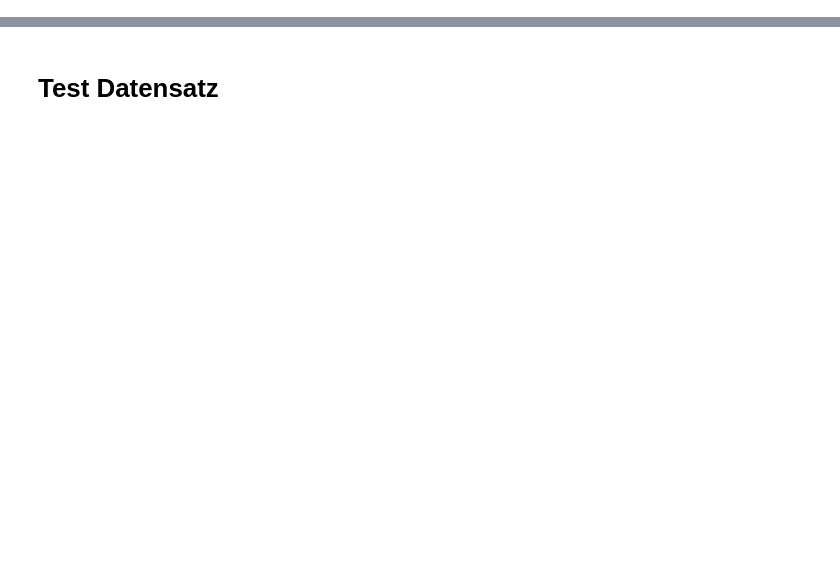
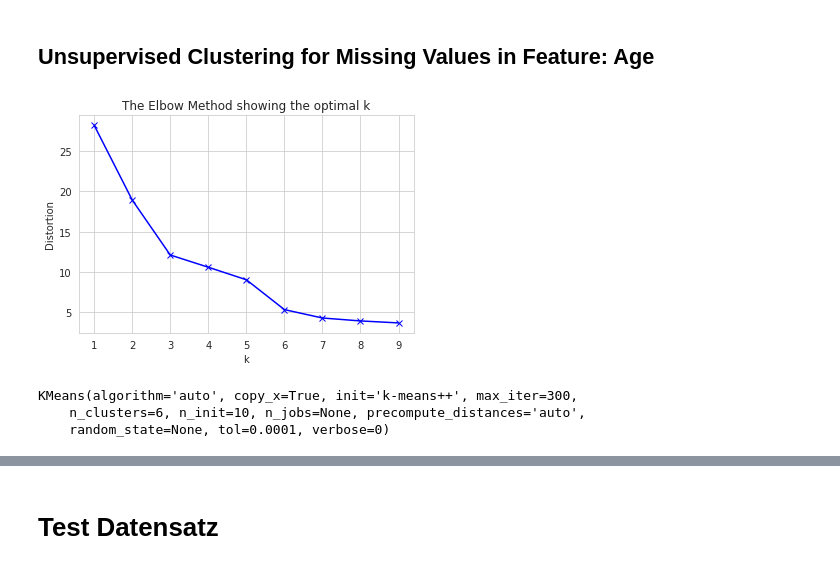
Before and after one commit to maltequast/titanic, a Jupyter notebook: titanic dataset.ipynb, the cells around one changed output, grey strips where cells are left out. Saved outputs shown, nothing was run; the diff lists cells and outputs as text; code cells hidden in the pictures; blank space fills up the shorter version.

```diff
--- a/titanic dataset.ipynb
+++ b/titanic dataset.ipynb
@@ -18,0 +47,21 @@ df_train.shape
+# %%
+sex_dict = {'male': 0 , 'female': 1}
+df_train['Sex_int'] = df_train['Sex'].map(sex_dict)
+# %% [markdown]
+## Unsupervised Clustering for Missing Values in Feature: Age
+# %%
+distortions = []
+K = range(1,10)
+for k in K:
+    kmeanModel = KMeans(n_clusters=k).fit(df_train.iloc[:,[1,2,9,12]])
+    kmeanModel.fit(df_train.iloc[:,[1,2,9,12]])
+    distortions.append(sum(np.min(cdist(df_train.iloc[:,[1,2,9,12]], kmeanModel.cluster_centers_, 'euclidean'), axis=1)) / df_train.iloc[:,[1,2,9,12]].shape[0])
+
+# Plot the elbow
+plt.plot(K, distortions, 'bx-')
+plt.xlabel('k')
+plt.ylabel('Distortion')
+plt.title('The Elbow Method showing the optimal k')
+plt.show()
+# %% [output]
+[figure, added]
@@ -18,0 +70,6 @@ df_train.shape
+# %%
+kmeans.fit(df_train.iloc[:,[1,2,9,12]])
+# %% [output]
+KMeans(algorithm='auto', copy_x=True, init='k-means++', max_iter=300,
+    n_clusters=6, n_init=10, n_jobs=None, precompute_distances='auto',
+    random_state=None, tol=0.0001, verbose=0)
```
Also changed, not shown: parts of 88 cells of this notebook.
